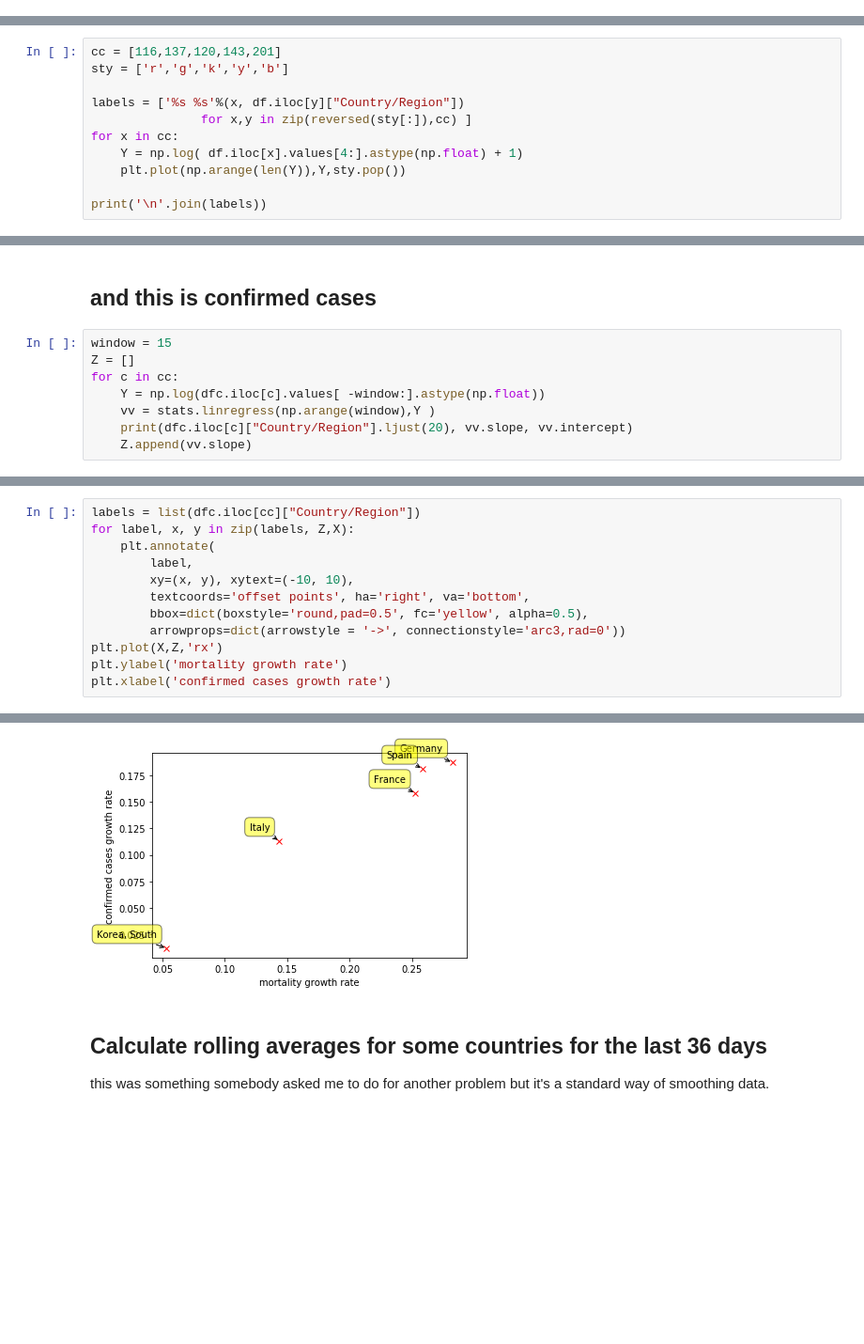
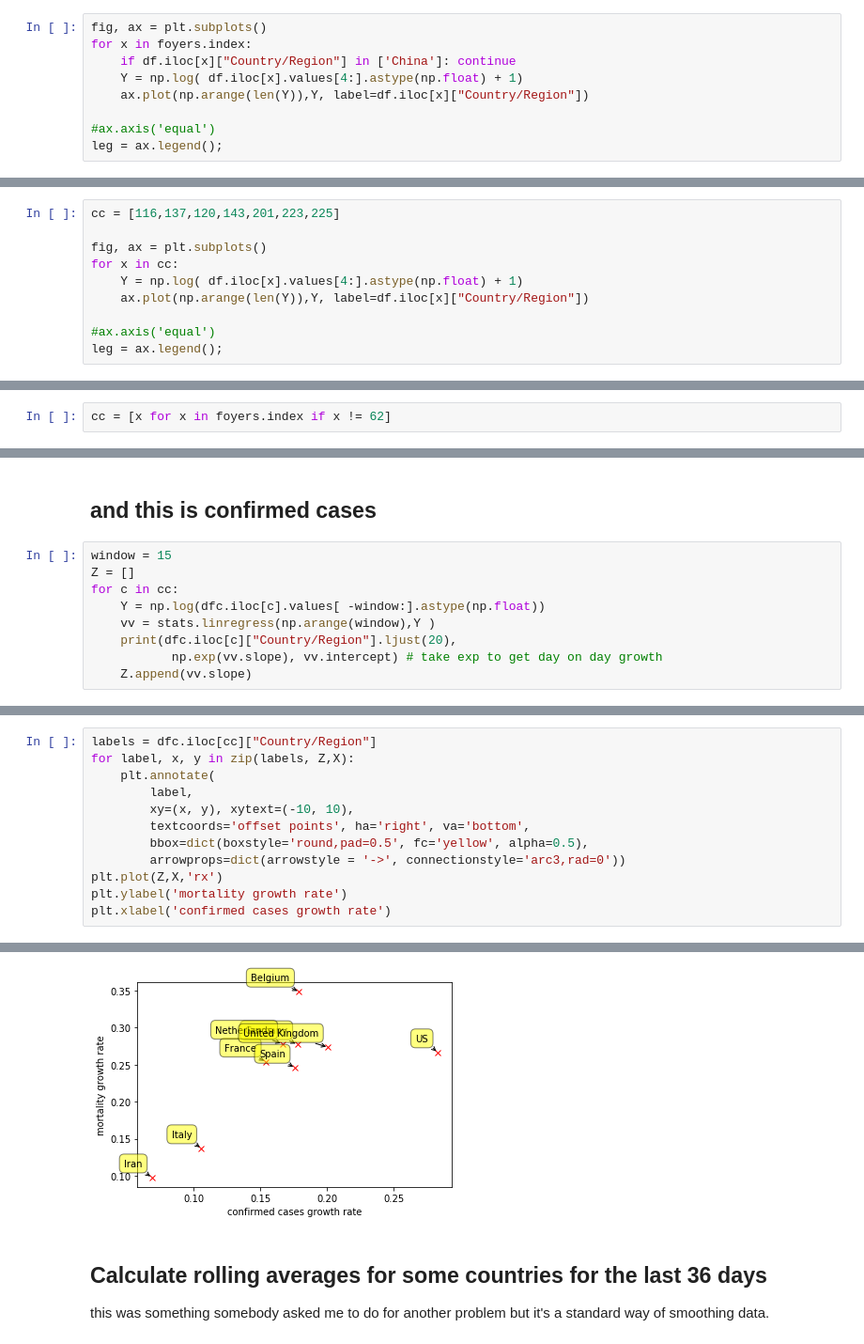
Before and after one commit to macbuse/just-math, a Jupyter notebook: covid_mortality.ipynb, the cells around one changed output, grey strips where cells are left out. Shown: that part at 94% size. Saved outputs shown, nothing was run; the diff lists cells and outputs as text; blank space fills up the shorter version.

```diff
--- a/covid_mortality.ipynb
+++ b/covid_mortality.ipynb
@@ -61,0 +81,9 @@ df[df["Country/Region"] == 'South Korea']
+# %%
+fig, ax = plt.subplots()
+for x in foyers.index:
+    if df.iloc[x]["Country/Region"] in ['China']: continue
+    Y = np.log( df.iloc[x].values[4:].astype(np.float) + 1)
+    ax.plot(np.arange(len(Y)),Y, label=df.iloc[x]["Country/Region"])
+
+#ax.axis('equal')
+leg = ax.legend();
@@ -71,14 +107,13 @@ dfc.iloc[[143,120,201],-10:]
 # %% [markdown]
 # Graph them just to see use logs :)
 # %%
-cc = [116,137,120,143,201]
-sty = ['r','g','k','y','b']
+cc = [116,137,120,143,201,223,225]
 
-labels = ['%s %s'%(x, df.iloc[y]["Country/Region"])
-               for x,y in zip(reversed(sty[:]),cc) ]
+fig, ax = plt.subplots()
 for x in cc:
     Y = np.log( df.iloc[x].values[4:].astype(np.float) + 1)
-    plt.plot(np.arange(len(Y)),Y,sty.pop())
+    ax.plot(np.arange(len(Y)),Y, label=df.iloc[x]["Country/Region"])
 
-print('\n'.join(labels))
+#ax.axis('equal')
+leg = ax.legend();
 # %% [output]
@@ -98,6 +128,8 @@ We can calculate the best fit straight line
 to the data by doing linear regression.
 # %%
 from scipy import stats
+# %%
+cc = [x for x in foyers.index if x != 62]
 # %% [markdown]
 ## for deaths first
 # %%
@@ -122,6 +158,7 @@ Z = []
 for c in cc:
     Y = np.log(dfc.iloc[c].values[ -window:].astype(np.float))
     vv = stats.linregress(np.arange(window),Y )
-    print(dfc.iloc[c]["Country/Region"].ljust(20), vv.slope, vv.intercept)
+    print(dfc.iloc[c]["Country/Region"].ljust(20),
+           np.exp(vv.slope), vv.intercept) # take exp to get day on day growth
     Z.append(vv.slope)
 # %% [output]
@@ -138,5 +179,5 @@ labels
 # %%
-labels = list(dfc.iloc[cc]["Country/Region"])
+labels = dfc.iloc[cc]["Country/Region"]
 for label, x, y in zip(labels, Z,X):
     plt.annotate(
         label,
@@ -144,7 +185,7 @@ for label, x, y in zip(labels, Z,X):
         textcoords='offset points', ha='right', va='bottom',
         bbox=dict(boxstyle='round,pad=0.5', fc='yellow', alpha=0.5),
         arrowprops=dict(arrowstyle = '->', connectionstyle='arc3,rad=0'))
-plt.plot(X,Z,'rx')
+plt.plot(Z,X,'rx')
 plt.ylabel('mortality growth rate')
 plt.xlabel('confirmed cases growth rate')
 # %% [output]
@@ -152,4 +193,4 @@ Text(0,0.5,'confirmed cases growth rate')
-[figure, old version]
+[figure, new version]
 # %% [markdown]
 ## Calculate rolling averages for some countries for the last 36 days
 
```
Also changed, not shown: parts of 12 cells of this notebook.
